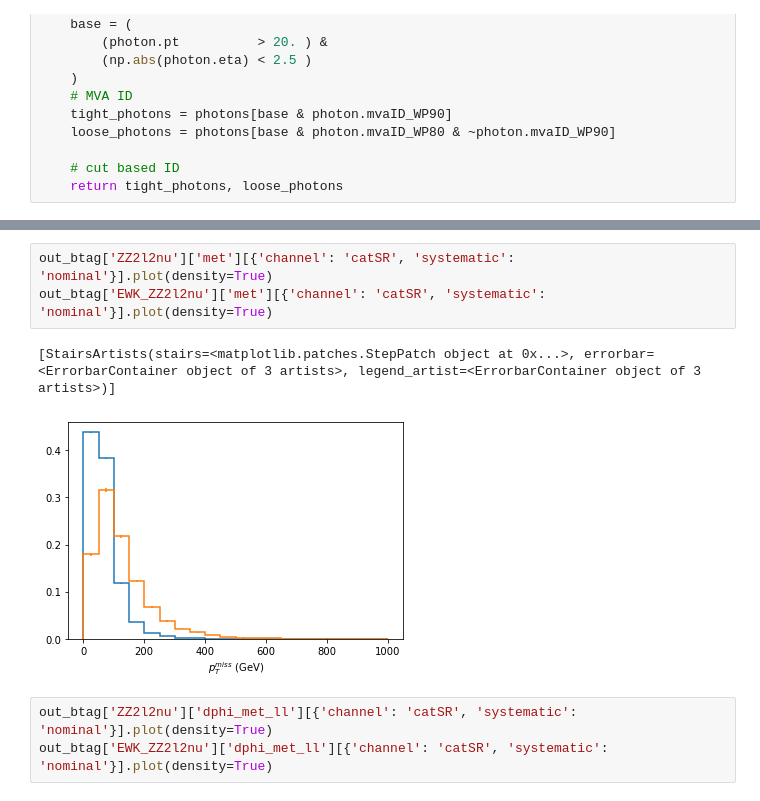
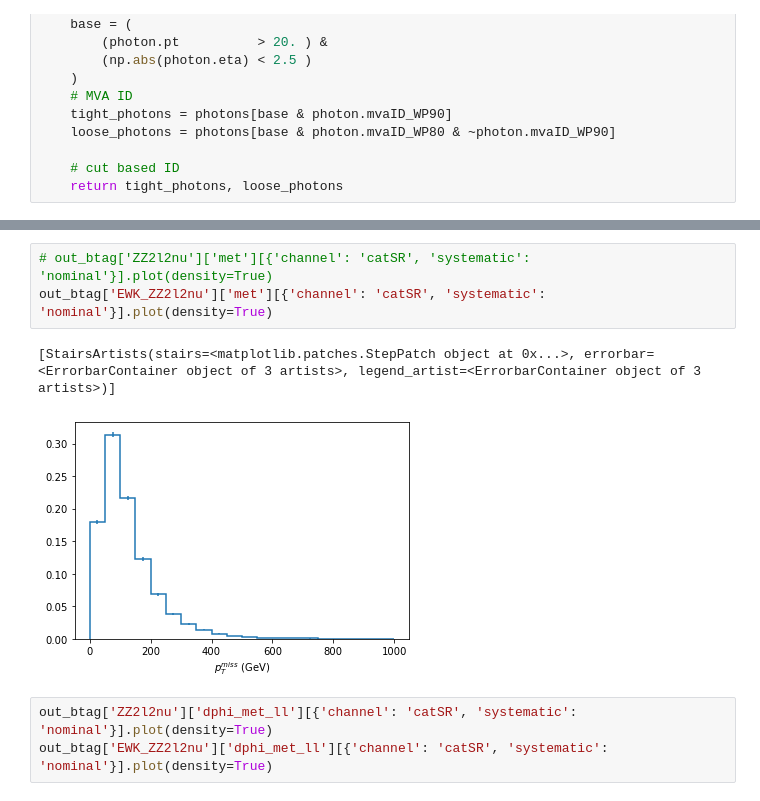
Before and after one commit to yhaddad/SMQawa, a Jupyter notebook: experimenting.ipynb, the cells around one changed output, grey strips where cells are left out. Saved outputs shown, nothing was run; the diff lists cells and outputs as text.

```diff
--- a/experimenting.ipynb
+++ b/experimenting.ipynb
@@ -658,9 +584,9 @@ Hist(
 # %%
-out_btag['ZZ2l2nu']['met'][{'channel': 'catSR', 'systematic': 'nominal'}].plot(density=True)
+# out_btag['ZZ2l2nu']['met'][{'channel': 'catSR', 'systematic': 'nominal'}].plot(density=True)
 out_btag['EWK_ZZ2l2nu']['met'][{'channel': 'catSR', 'systematic': 'nominal'}].plot(density=True)
 # %% [output]
 [StairsArtists(stairs=<matplotlib.patches.StepPatch object at 0x...>, errorbar=<ErrorbarContainer object of 3 artists>, legend_artist=<ErrorbarContainer object of 3 artists>)]
-[figure, old version]
+[figure, new version]
 # %%
 out_btag['ZZ2l2nu']['dphi_met_ll'][{'channel': 'catSR', 'systematic': 'nominal'}].plot(density=True)
 out_btag['EWK_ZZ2l2nu']['dphi_met_ll'][{'channel': 'catSR', 'systematic': 'nominal'}].plot(density=True)
```
Also changed, not shown: parts of 3 cells of this notebook, 47 other files.
